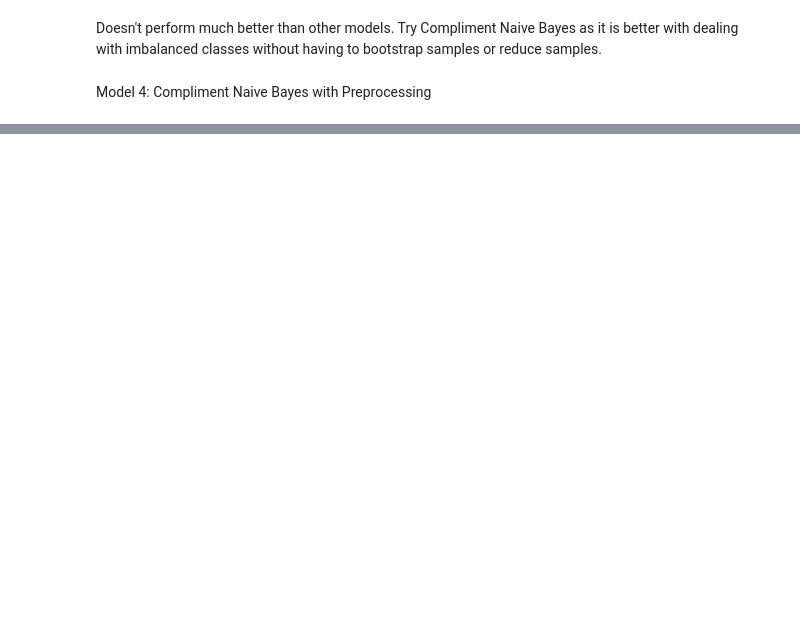
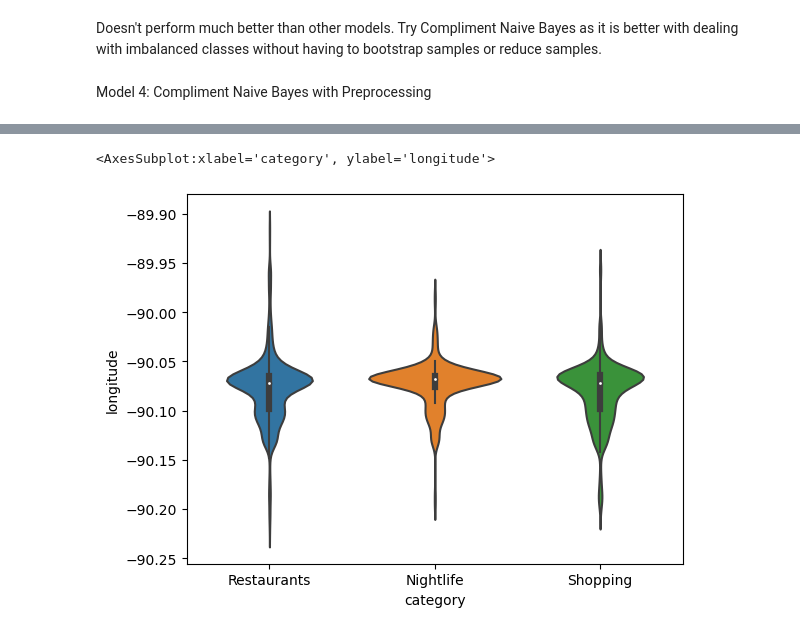
Before and after one commit to Tarin-Eccleston/yelp-data-naive-bayes, a Jupyter notebook: modelling/modelling.ipynb, the cells around one changed output, grey strips where cells are left out. Drawn from its saved outputs; the diff is of its cells as text; code cells hidden in the pictures; blank space fills up the shorter version.

```diff
--- a/modelling/modelling.ipynb
+++ b/modelling/modelling.ipynb
@@ -277,0 +293,7 @@ Standard deviation: 2.1409  %
+# %%
+# looking at the whole training dataset
+# longitude
+sns.violinplot(x='category', y='longitude', data=yelp_df)
+# %% [output]
+<AxesSubplot:xlabel='category', ylabel='longitude'>
+[figure, added]
```
Also changed, not shown: parts of 12 cells of this notebook.
